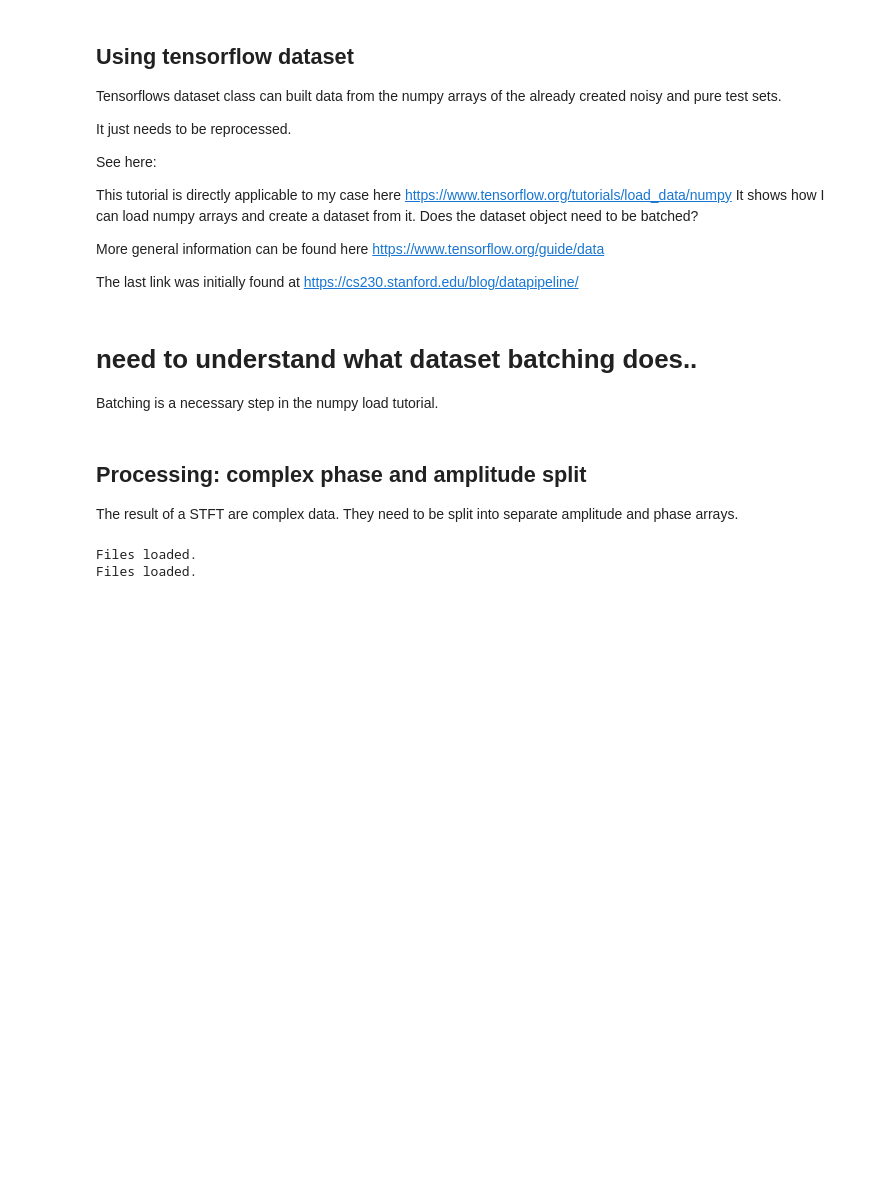
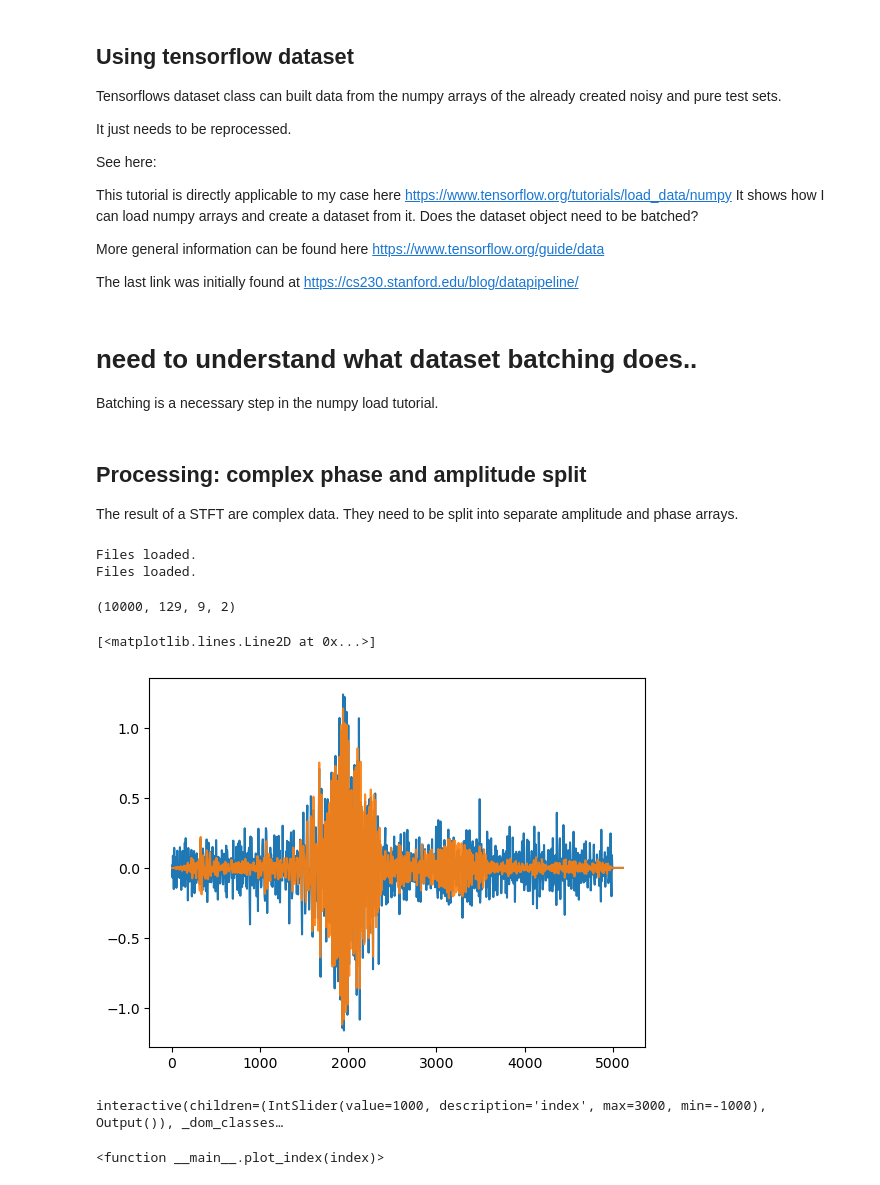
Before and after one commit to alexmundt/waveform-stft-denoise, a Jupyter notebook: Processing - STFT Creation.ipynb, the cells around one changed output. Drawn from its saved outputs; the diff is of its cells as text; code cells hidden in the pictures; blank space fills up the shorter version.

```diff
--- a/Processing - STFT Creation.ipynb
+++ b/Processing - STFT Creation.ipynb
@@ -186,7 +186,7 @@ class DataSetBuilder(object):
     def __init__(self, base, target):
         pass
 # %%
-folder = "training/small training set"
+folder = "training/new_small"
 base = "noisy_small"
 target = "pure_small"
 # %%
@@ -198,3 +198,24 @@ pure_stft.load(folder, target)
 # %% [output]
 Files loaded.
 Files loaded.
+# %%
+noisy_stft.get_data().shape
+# %% [output]
+(10000, 129, 9, 2)
+# %%
+index = 4290
+
+test_noisy = noisy_stft.get_data()[index,:,:,0]
+test_noisy_phase = noisy_stft.get_data()[index,:,:,1]
+
+test_pure = pure_stft.get_data()[index,:,:,0]
+test_pure_phase = pure_stft.get_data()[index,:,:,1]
+# %%
+t, signal_pure = istft(test_pure*np.exp(1j*test_pure_phase), fs = 1./5.)
+t, signal_noisy = istft(test_noisy*np.exp(1j*test_noisy_phase), fs = 1./5.)
+# %%
+plt.plot(t, signal_noisy)
+plt.plot(t, signal_pure, alpha=0.9)
+# %% [output]
+[<matplotlib.lines.Line2D at 0x...>]
+[figure, added]
@@ -200,0 +236,5 @@ Files loaded.
+# %%
+interact(plot_index, index= 1000)
+# %% [output]
+interactive(children=(IntSlider(value=1000, description='index', max=3000, min=-1000), Output()), _dom_classes…
+<function __main__.plot_index(index)>
```
Also changed, not shown: parts of 5 cells of this notebook.
